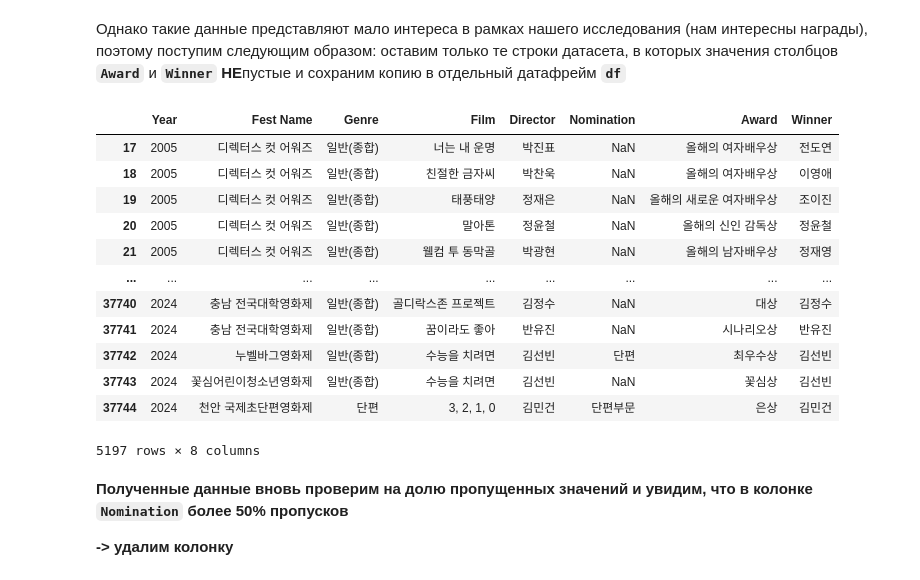
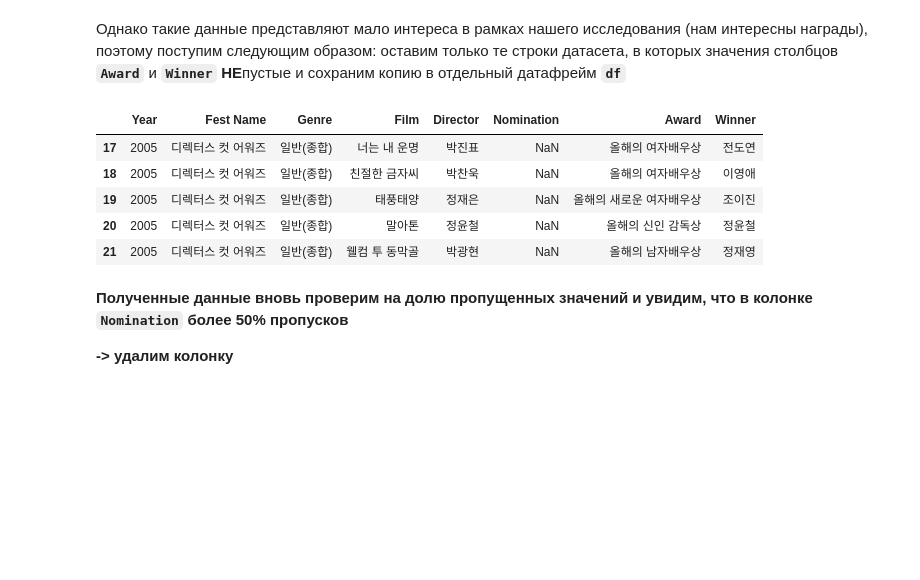
Before and after one commit to xexirina/korean_cinema, a Jupyter notebook: Проект_Бунтова_Кино.ipynb, the cells around one changed output. Cells and saved outputs as stored; diff of their text form; code cells hidden in the pictures; blank space fills up the shorter version.

```diff
--- a/Проект_Бунтова_Кино.ipynb
+++ b/Проект_Бунтова_Кино.ipynb
@@ -144,21 +135,14 @@ dtype: float64
 Однако такие данные представляют мало интереса в рамках нашего исследования (нам интересны награды), поэтому поступим следующим образом: оставим только те строки датасета, в которых значения столбцов **`Award`** и **`Winner`** **НЕ**пустые и сохраним копию в отдельный датафрейм **`df`**
 # %%
 df = raw_data.dropna(subset = ['Award', 'Winner']).copy()
-df
+df.head()
 # %% [output]
 |  | Year | Fest Name | Genre | Film | Director | Nomination | Award | Winner |
 | 17 | 2005 | 디렉터스 컷 어워즈 | 일반(종합) | 너는 내 운명 | 박진표 | NaN | 올해의 여자배우상 | 전도연 |
 | 18 | 2005 | 디렉터스 컷 어워즈 | 일반(종합) | 친절한 금자씨 | 박찬욱 | NaN | 올해의 여자배우상 | 이영애 |
 | 19 | 2005 | 디렉터스 컷 어워즈 | 일반(종합) | 태풍태양 | 정재은 | NaN | 올해의 새로운 여자배우상 | 조이진 |
 | 20 | 2005 | 디렉터스 컷 어워즈 | 일반(종합) | 말아톤 | 정윤철 | NaN | 올해의 신인 감독상 | 정윤철 |
 | 21 | 2005 | 디렉터스 컷 어워즈 | 일반(종합) | 웰컴 투 동막골 | 박광현 | NaN | 올해의 남자배우상 | 정재영 |
-| ... | ... | ... | ... | ... | ... | ... | ... | ... |
-| 37740 | 2024 | 충남 전국대학영화제 | 일반(종합) | 골디락스존 프로젝트 | 김정수 | NaN | 대상 | 김정수 |
-| 37741 | 2024 | 충남 전국대학영화제 | 일반(종합) | 꿈이라도 좋아 | 반유진 | NaN | 시나리오상 | 반유진 |
-| 37742 | 2024 | 누벨바그영화제 | 일반(종합) | 수능을 치려면 | 김선빈 | 단편 | 최우수상 | 김선빈 |
-| 37743 | 2024 | 꽃심어린이청소년영화제 | 일반(종합) | 수능을 치려면 | 김선빈 | NaN | 꽃심상 | 김선빈 |
-| 37744 | 2024 | 천안 국제초단편영화제 | 단편 | 3, 2, 1, 0 | 김민건 | 단편부문 | 은상 | 김민건 |
-5197 rows × 8 columns
 # %% [markdown]
 **Полученные данные вновь проверим на долю пропущенных значений и увидим, что в колонке `Nomination` более 50% пропусков**
 
```
Also changed, not shown: parts of 35 cells of this notebook.
